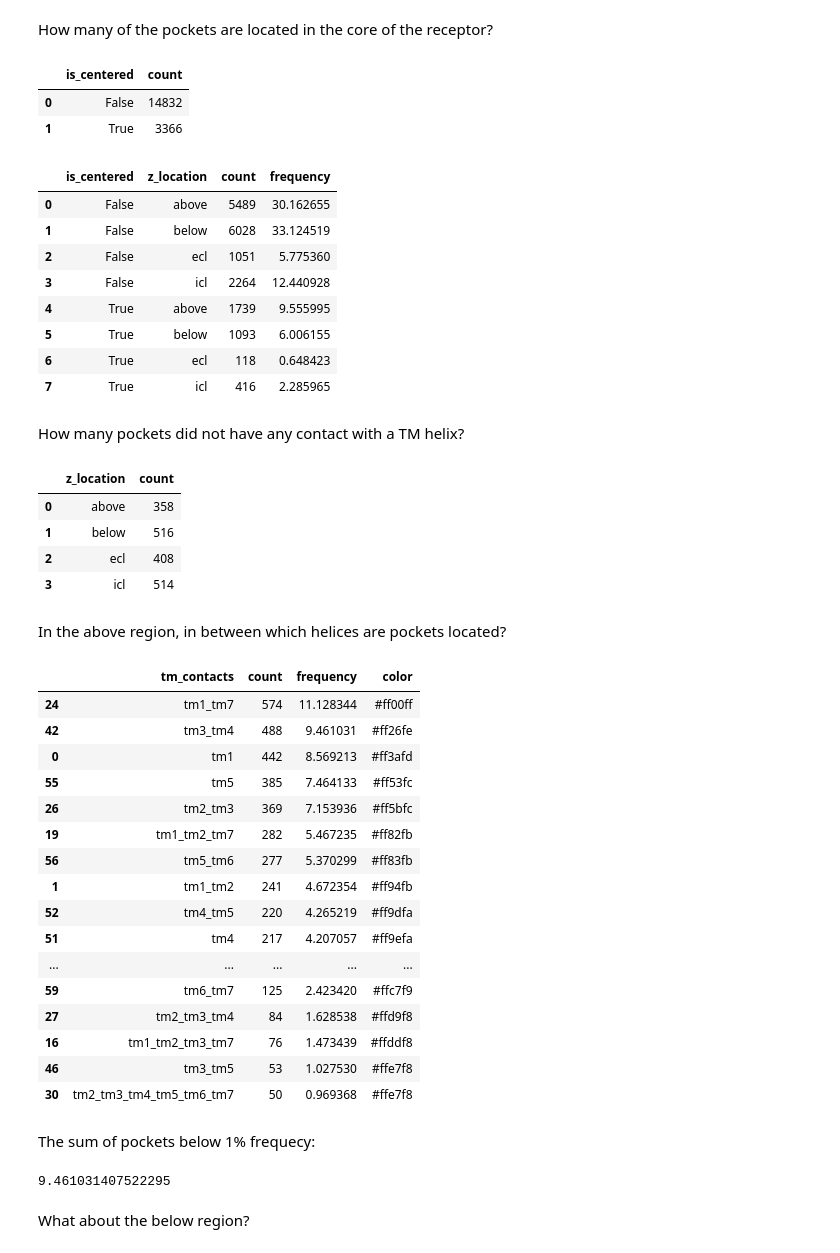
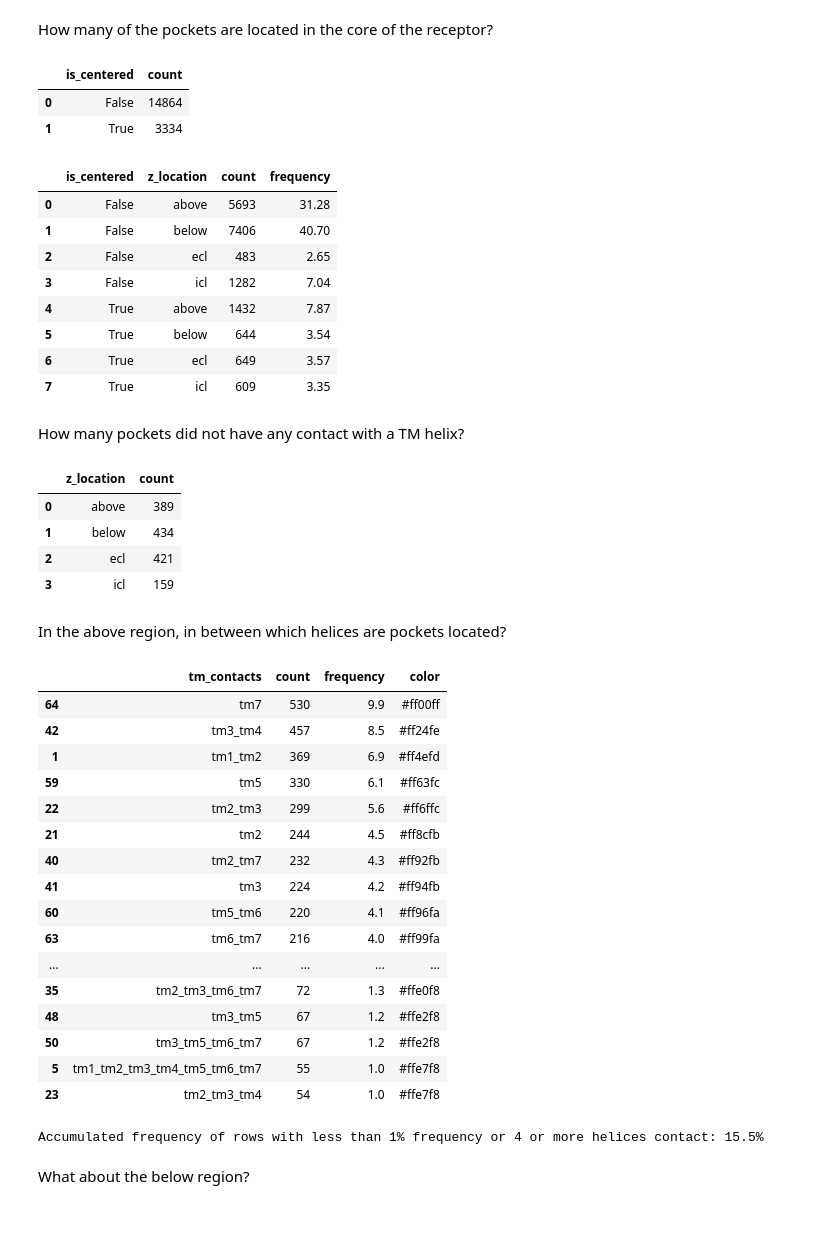
Before and after one commit to alexpergar-phd/pocket_project, a Jupyter notebook: 04_combine_pockets_pdb/02_location_analysis.ipynb, the cells around one changed output. Cells and saved outputs as stored; diff of their text form; code cells hidden in the pictures; blank space fills up the shorter version.

```diff
--- a/04_combine_pockets_pdb/02_location_analysis.ipynb
+++ b/04_combine_pockets_pdb/02_location_analysis.ipynb
@@ -14,12 +14,12 @@ please provide us feedback at https://github.com/pandas-dev/pandas/issues/54466
   import pandas as pd
 # %%
  # Load the CSV
-csv_filepath = "/home/alex/Documents/pocket_tool/results/04_combine_pockets_pdb/pockets_location.csv"
+csv_filepath = "/home/alex/sshfs_mountpoints/verde/Documents/pocket_tool/results/04_combine_pockets_pdb/00_aligning/pocket_location.csv"
 location_df = pd.read_csv(csv_filepath, sep=";")
 location_df
 
 # Load CSV containing the class per dynid
-csv_filepath = "/home/alex/sshfs_mountpoints/verde/Documents/pocket_tool/old/pre250109/results/align.csv"
+csv_filepath = "/home/alex/sshfs_mountpoints/verde/Documents/pocket_tool/results/04_combine_pockets_pdb/00_aligning/align.csv"
 align_df = pd.read_csv(csv_filepath, sep=";")
 dynid_class_df = align_df[["dynid", "class_name"]].drop_duplicates().set_index("dynid")
 
@@ -57,22 +57,22 @@ How many of the pockets are located in the core of the receptor?
 location_df.groupby(["is_centered"]).size().reset_index(name='count').sort_values(by='is_centered', ascending=True)
 # %% [output]
 |  | is_centered | count |
-| 0 | False | 14832 |
-| 1 | True | 3366 |
+| 0 | False | 14864 |
+| 1 | True | 3334 |
 # %%
 df_mod = location_df.groupby(["is_centered", "z_location"]).size().reset_index(name='count').sort_values(by='is_centered', ascending=True)
-df_mod['frequency'] = df_mod['count'] / df_mod['count'].sum() * 100
+df_mod['frequency'] = round(df_mod['count'] / df_mod['count'].sum() * 100, 2)
 df_mod
 # %% [output]
 |  | is_centered | z_location | count | frequency |
-| 0 | False | above | 5489 | 30.162655 |
-| 1 | False | below | 6028 | 33.124519 |
-| 2 | False | ecl | 1051 | 5.775360 |
-| 3 | False | icl | 2264 | 12.440928 |
-| 4 | True | above | 1739 | 9.555995 |
-| 5 | True | below | 1093 | 6.006155 |
-| 6 | True | ecl | 118 | 0.648423 |
-| 7 | True | icl | 416 | 2.285965 |
+| 0 | False | above | 5693 | 31.28 |
+| 1 | False | below | 7406 | 40.70 |
+| 2 | False | ecl | 483 | 2.65 |
+| 3 | False | icl | 1282 | 7.04 |
+| 4 | True | above | 1432 | 7.87 |
+| 5 | True | below | 644 | 3.54 |
+| 6 | True | ecl | 649 | 3.57 |
+| 7 | True | icl | 609 | 3.35 |
 # %% [markdown]
 How many pockets did not have any contact with a TM helix?
 # %%
@@ -80,50 +80,50 @@ How many pockets did not have any contact with a TM helix?
 location_df[location_df['tm_contacts'].isna()].groupby("z_location").size().reset_index(name='count').sort_values(by='z_location', ascending=True)
 # %% [output]
 |  | z_location | count |
-| 0 | above | 358 |
-| 1 | below | 516 |
-| 2 | ecl | 408 |
-| 3 | icl | 514 |
+| 0 | above | 389 |
+| 1 | below | 434 |
+| 2 | ecl | 421 |
+| 3 | icl | 159 |
 # %% [markdown]
 In the above region, in between which helices are pockets located?
 # %%
 df_mod = location_df[(location_df["is_centered"] == False) & (location_df["z_location"] == "above")]
 df_mod = df_mod.groupby("tm_contacts").size().reset_index(name='count').sort_values(by='count', ascending=False)
-df_mod['frequency'] = df_mod['count'] / df_mod['count'].sum() * 100
+df_mod['frequency'] = round(df_mod['count'] / df_mod['count'].sum() * 100, 1)
 
 # Define the colormap from light pink to deep purple
 cmap = mcolors.LinearSegmentedColormap.from_list("pink_purple", ["#ffe7f8", "#FF00FF"])
 
 # Normalize frequencies so that 1 maps to the lowest color and max maps to the highest
 norm = mcolors.Normalize(vmin=1, vmax=df_mod['frequency'].max())
 
 # Apply the colormap to get hex colors
 df_mod['color'] = df_mod['frequency'].apply(lambda x: mcolors.to_hex(cmap(norm(x))))
-df_mod[0:20]
+df_mod[df_mod['frequency'] >= 1]
 # %% [output]
 |  | tm_contacts | count | frequency | color |
-| 24 | tm1_tm7 | 574 | 11.128344 | #ff00ff |
-| 42 | tm3_tm4 | 488 | 9.461031 | #ff26fe |
-| 0 | tm1 | 442 | 8.569213 | #ff3afd |
-| 55 | tm5 | 385 | 7.464133 | #ff53fc |
-| 26 | tm2_tm3 | 369 | 7.153936 | #ff5bfc |
-| 19 | tm1_tm2_tm7 | 282 | 5.467235 | #ff82fb |
-| 56 | tm5_tm6 | 277 | 5.370299 | #ff83fb |
-| 1 | tm1_tm2 | 241 | 4.672354 | #ff94fb |
-| 52 | tm4_tm5 | 220 | 4.265219 | #ff9dfa |
-| 51 | tm4 | 217 | 4.207057 | #ff9efa |
+| 64 | tm7 | 530 | 9.9 | #ff00ff |
+| 42 | tm3_tm4 | 457 | 8.5 | #ff24fe |
+| 1 | tm1_tm2 | 369 | 6.9 | #ff4efd |
+| 59 | tm5 | 330 | 6.1 | #ff63fc |
+| 22 | tm2_tm3 | 299 | 5.6 | #ff6ffc |
+| 21 | tm2 | 244 | 4.5 | #ff8cfb |
+| 40 | tm2_tm7 | 232 | 4.3 | #ff92fb |
+| 41 | tm3 | 224 | 4.2 | #ff94fb |
+| 60 | tm5_tm6 | 220 | 4.1 | #ff96fa |
+| 63 | tm6_tm7 | 216 | 4.0 | #ff99fa |
 | ... | ... | ... | ... | ... |
-| 59 | tm6_tm7 | 125 | 2.423420 | #ffc7f9 |
-| 27 | tm2_tm3_tm4 | 84 | 1.628538 | #ffd9f8 |
-| 16 | tm1_tm2_tm3_tm7 | 76 | 1.473439 | #ffddf8 |
-| 46 | tm3_tm5 | 53 | 1.027530 | #ffe7f8 |
-| 30 | tm2_tm3_tm4_tm5_tm6_tm7 | 50 | 0.969368 | #ffe7f8 |
+| 35 | tm2_tm3_tm6_tm7 | 72 | 1.3 | #ffe0f8 |
+| 48 | tm3_tm5 | 67 | 1.2 | #ffe2f8 |
+| 50 | tm3_tm5_tm6_tm7 | 67 | 1.2 | #ffe2f8 |
+| 5 | tm1_tm2_tm3_tm4_tm5_tm6_tm7 | 55 | 1.0 | #ffe7f8 |
+| 23 | tm2_tm3_tm4 | 54 | 1.0 | #ffe7f8 |
-# %% [markdown]
-The sum of pockets below 1% frequecy:
-# %%
-df_mod[df_mod['frequency'] < 1]['frequency'].sum()
-# %% [output]
-9.461031407522295
+# %%
+# Print the accumulated frequency of the rows with less than 1% frequency
+accumulated_frequency = df_mod[(df_mod['frequency'] < 1) | (df_mod['tm_contacts'].str.count('_') >= 3)]['frequency'].sum()
+print(f"Accumulated frequency of rows with less than 1% frequency or 4 or more helices contact: {accumulated_frequency}%")
+# %% [output]
+Accumulated frequency of rows with less than 1% frequency or 4 or more helices contact: 15.5%
 # %% [markdown]
 What about the below region?
 # %%
```
Also changed, not shown: parts of 4 cells of this notebook, 2 other files.
